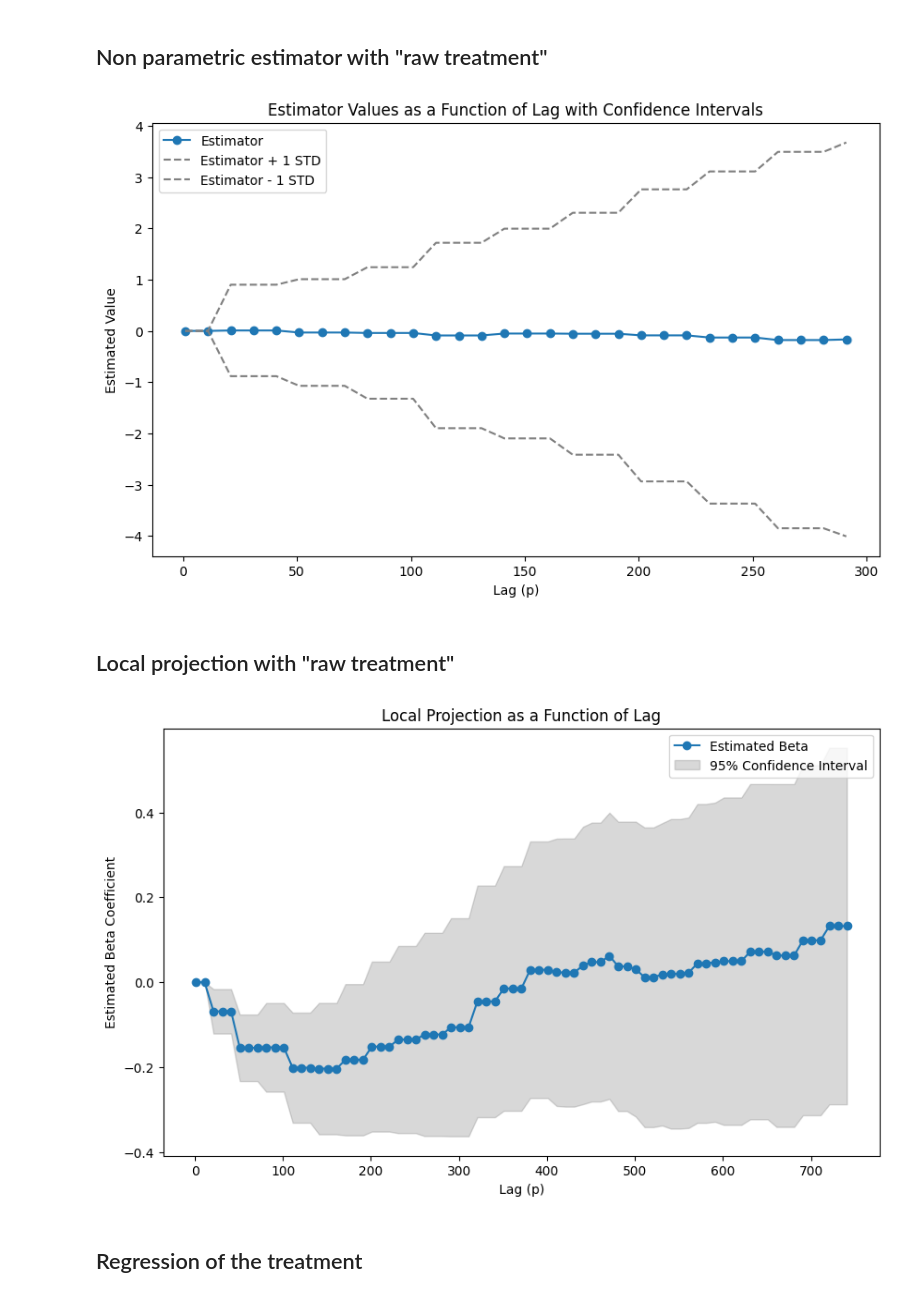
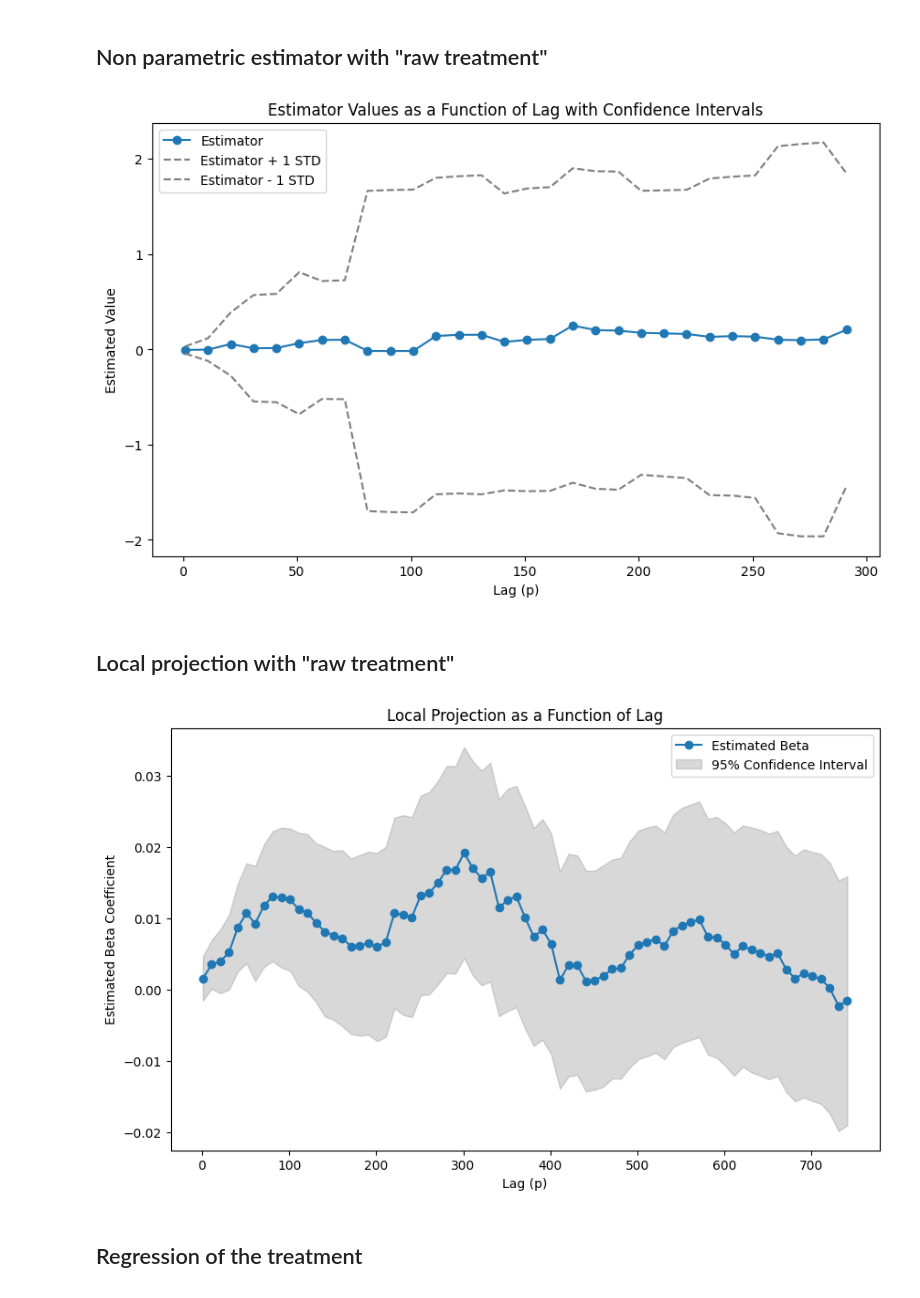
Before and after one commit to mehdizhioua/causal_effects_macro, a Jupyter notebook: experiments.ipynb, the cells around one changed output. Saved outputs shown, nothing was run; the diff lists cells and outputs as text; code cells hidden in the pictures.

```diff
--- a/experiments.ipynb
+++ b/experiments.ipynb
@@ -31,18 +31,19 @@ fed_surprise = fed[fed["Survey vs Actual"] != "Expected"].dropna()
 # %% [markdown]
 ## Non parametric estimator with "raw treatment"
 # %%
-estimator= e.Estimator(W=RR, Y=data,treatment="resid_romer", outcome="USURTOT Index")
-estimator.compute_estimator(p=10, h=0.03, w=0.1, w_prime=-0.1, min_obs=2)
-estimator.plot_effect( h=0.03, w=0.1, w_prime=-0.1, p_range=[k for k in range(1,300,10)], min_obs=20)
+estimator = e.Estimator(W=fed, Y=data,treatment="Numeric Change", outcome="USURTOT Index")
+#estimator.compute_estimator(p=10, h=, w=0.1, w_prime=-0.1, min_obs=2)           for usage example
+estimator.plot_effect( h=15, w=50, w_prime=0, p_range=[k for k in range(1,300,10)], min_obs=20)
 # %% [output]
-[figure, old version]
+[figure, new version]
 # %% [markdown]
 ## Local projection with "raw treatment"
 # %%
-estimator.local_projection(p=200,min_obs=2, other_controls=None,lagW = [30], lagY=[0])
-estimator.plot_local_projection(p_range=[k for k in range(1,750,10)],min_obs=2,lagW = [30], lagY=[0])
+estimator = e.Estimator(W=fed, Y=data,treatment="Numeric Change", outcome="CPICYOY Index")
+#estimator.local_projection(p=200,min_obs=2, other_controls=None,lagW = [30], lagY=[0])         for usage example
+estimator.plot_local_projection(p_range=[k for k in range(1,750,10)],min_obs=40,lagW = [30], lagY=[0])
 # %% [output]
-[figure, old version]
+[figure, new version]
 # %% [markdown]
 ## Regression of the treatment
 # %%
```
Also changed, not shown: parts of 3 cells of this notebook, 1 other file.
